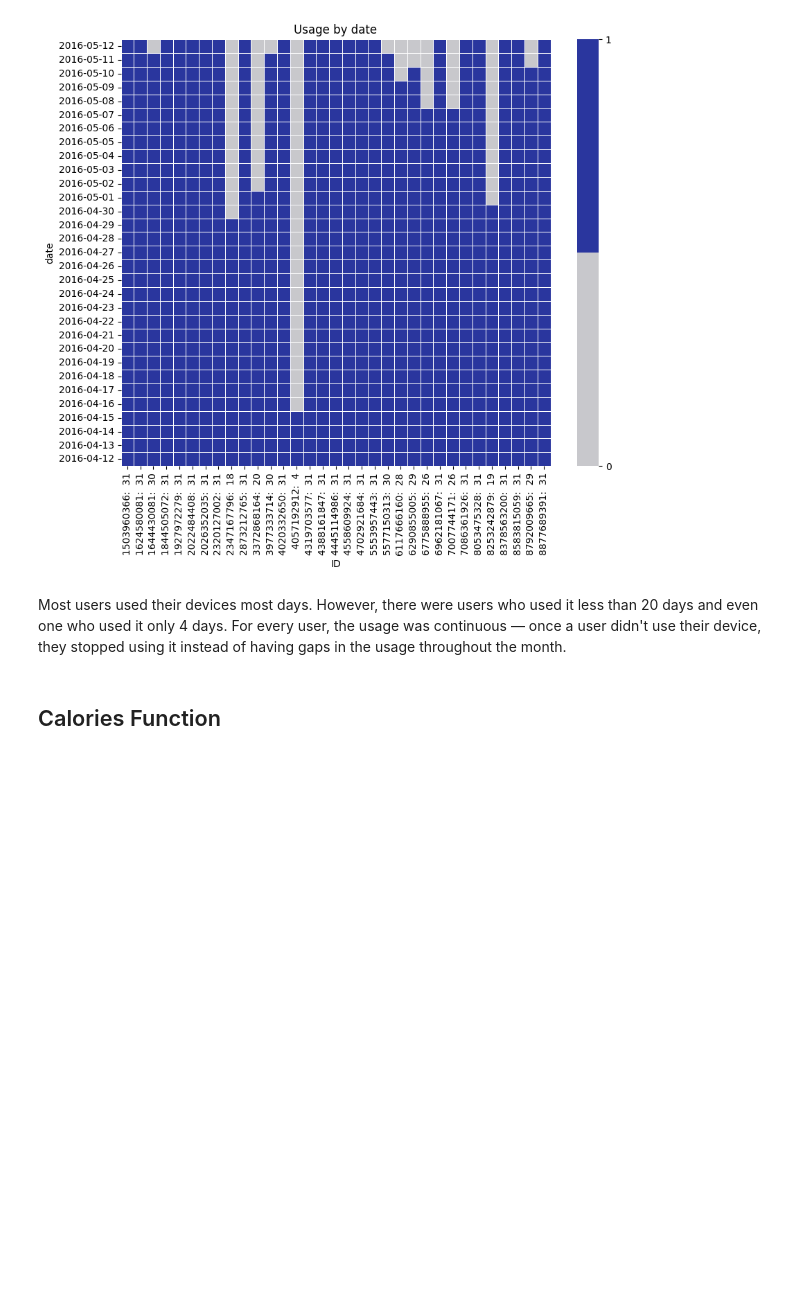
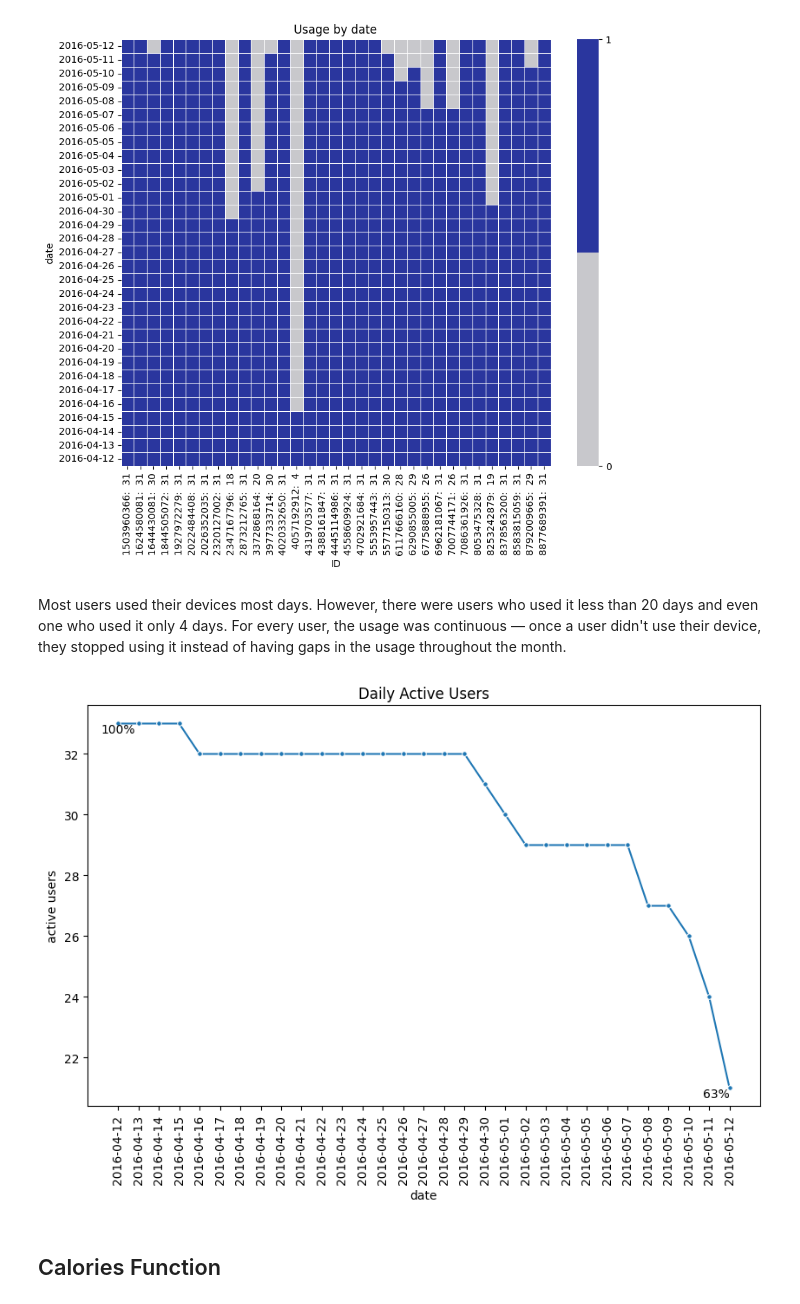
Before and after one commit to roxannardgz/bellabeat, a Jupyter notebook: Bellabeat Analysis.ipynb, the cells around one changed output. Saved outputs shown, nothing was run; the diff lists cells and outputs as text; code cells hidden in the pictures; blank space fills up the shorter version.

```diff
--- a/Bellabeat Analysis.ipynb
+++ b/Bellabeat Analysis.ipynb
@@ -257,6 +234,51 @@ plt.show()
 [figure]
 # %% [markdown]
 Most users used their devices most days. However, there were users who used it less than 20 days and even one who used it only 4 days. For every user, the usage was continuous — once a user didn't use their device, they stopped using it instead of having gaps in the usage throughout the month.
+# %%
+query = """
+WITH total_users AS (
+SELECT
+    COUNT(DISTINCT Id) AS total_users
+FROM dailyCalories
+)
+
+SELECT
+    activityDay AS date
+    ,COUNT(DISTINCT Id) AS id_cnt
+    ,COUNT(DISTINCT Id) * 100 / total_users AS pct
+FROM dailyCalories, total_users
+GROUP BY 1
+ORDER BY 1
+"""
+
+df = pd.read_sql_query(query, engine)
+df
+
+
+# Linechart of number of daily active users
+plt.figure(figsize=(10, 6))
+ax = sns.lineplot(data=df, x='date', y='id_cnt', marker='o', markersize=4)
+
+# Show only the first and last percentage labels
+first_idx = 0
+last_idx = len(df) - 1
+
+# Add percentage label for the first point
+plt.text(df['date'][first_idx], df['id_cnt'][first_idx], f'{df["pct"][first_idx]}%',
+         ha='center', va='top')
+
+# Add percentage label for the last point
+plt.text(df['date'][last_idx], df['id_cnt'][last_idx], f'{df["pct"][last_idx]}%',
+         ha='right', va='top')
+
+ax.set_title('Daily Active Users')
+ax.set_ylabel('active users')
+
+plt.xticks(rotation=90, fontsize=10)
+
+plt.show()
+# %% [output]
+[figure, added]
 # %% [markdown]
 ## Calories Function
 # %% [markdown]
```
Also changed, not shown: parts of 28 cells of this notebook.
